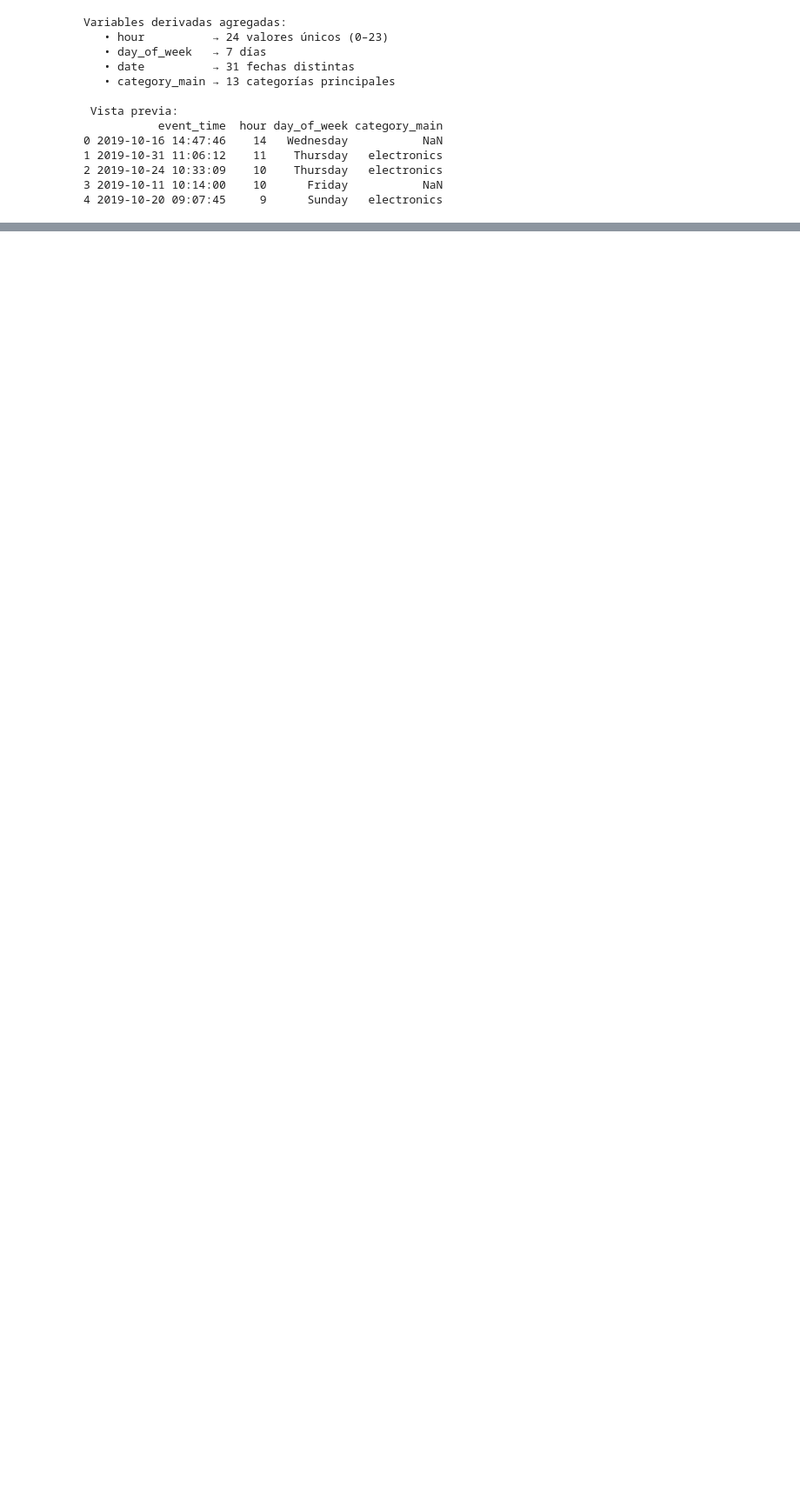
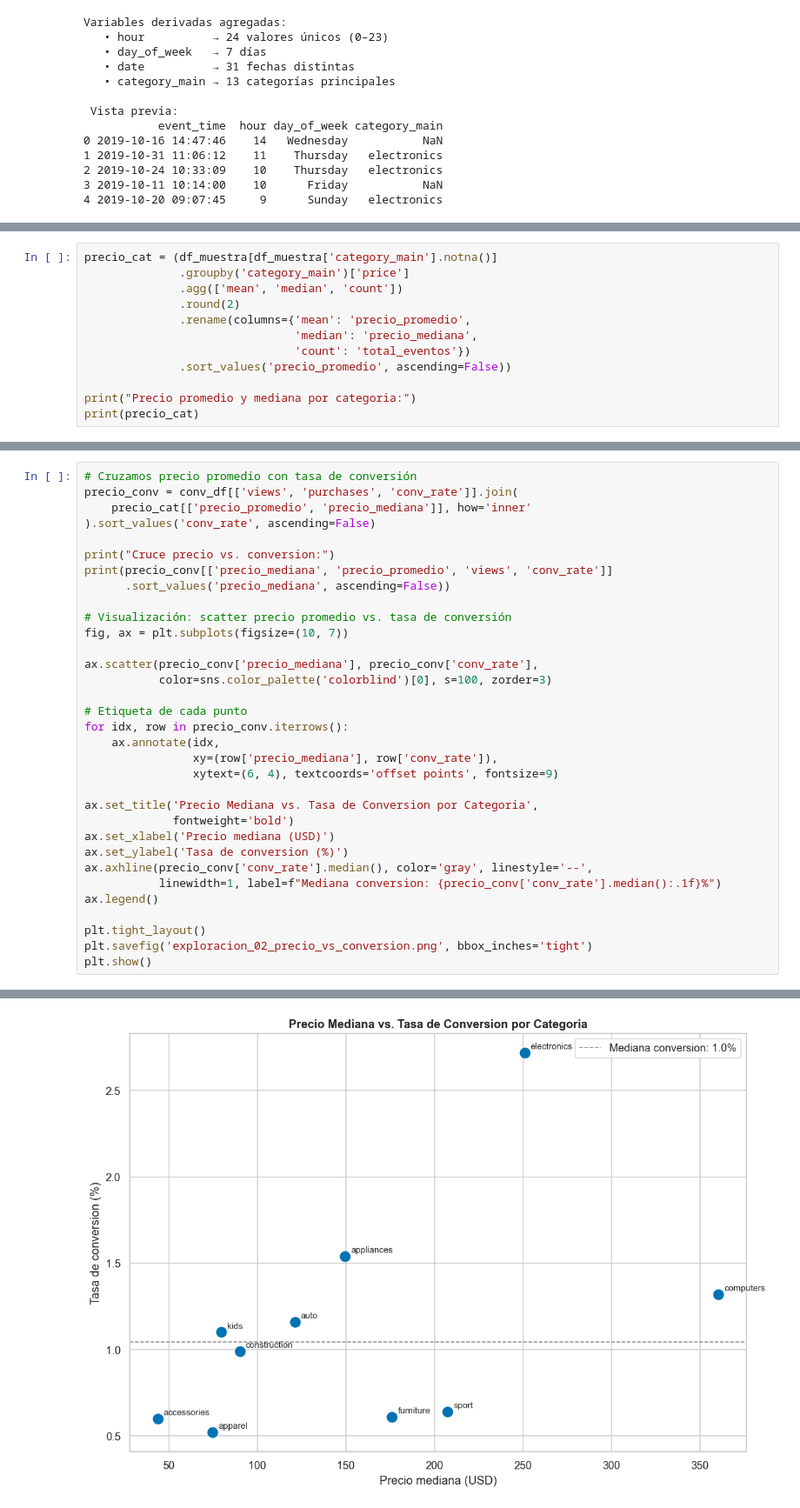
Before and after one commit to HeiderZapata/taller_visualiza_datos, a Jupyter notebook: taller 2.ipynb, the cells around one changed output, grey strips where cells are left out. Shown at 87% size. Saved outputs shown, nothing was run; the diff lists cells and outputs as text; blank space fills up the shorter version.

```diff
--- a/taller 2.ipynb
+++ b/taller 2.ipynb
@@ -345,0 +460,12 @@ Variables derivadas agregadas:
+# %%
+precio_cat = (df_muestra[df_muestra['category_main'].notna()]
+              .groupby('category_main')['price']
+              .agg(['mean', 'median', 'count'])
+              .round(2)
+              .rename(columns={'mean': 'precio_promedio',
+                               'median': 'precio_mediana',
+                               'count': 'total_eventos'})
+              .sort_values('precio_promedio', ascending=False))
+
+print("Precio promedio y mediana por categoria:")
+print(precio_cat)
@@ -345,0 +489,34 @@ Variables derivadas agregadas:
+# %%
+# Cruzamos precio promedio con tasa de conversión
+precio_conv = conv_df[['views', 'purchases', 'conv_rate']].join(
+    precio_cat[['precio_promedio', 'precio_mediana']], how='inner'
+).sort_values('conv_rate', ascending=False)
+
+print("Cruce precio vs. conversion:")
+print(precio_conv[['precio_mediana', 'precio_promedio', 'views', 'conv_rate']]
+      .sort_values('precio_mediana', ascending=False))
+
+# Visualización: scatter precio promedio vs. tasa de conversión
+fig, ax = plt.subplots(figsize=(10, 7))
+
+ax.scatter(precio_conv['precio_mediana'], precio_conv['conv_rate'],
+           color=sns.color_palette('colorblind')[0], s=100, zorder=3)
+
+# Etiqueta de cada punto
+for idx, row in precio_conv.iterrows():
+    ax.annotate(idx,
+                xy=(row['precio_mediana'], row['conv_rate']),
+                xytext=(6, 4), textcoords='offset points', fontsize=9)
+
+ax.set_title('Precio Mediana vs. Tasa de Conversion por Categoria',
+             fontweight='bold')
+ax.set_xlabel('Precio mediana (USD)')
+ax.set_ylabel('Tasa de conversion (%)')
+ax.axhline(precio_conv['conv_rate'].median(), color='gray', linestyle='--',
+           linewidth=1, label=f"Mediana conversion: {precio_conv['conv_rate'].median():.1f}%")
+ax.legend()
+
+plt.tight_layout()
+plt.savefig('exploracion_02_precio_vs_conversion.png', bbox_inches='tight')
+plt.show()
+# %% [output]
@@ -345,0 +536 @@ Variables derivadas agregadas:
+[figure, added]
```
Also changed, not shown: parts of 9 cells of this notebook, 2 other files.
